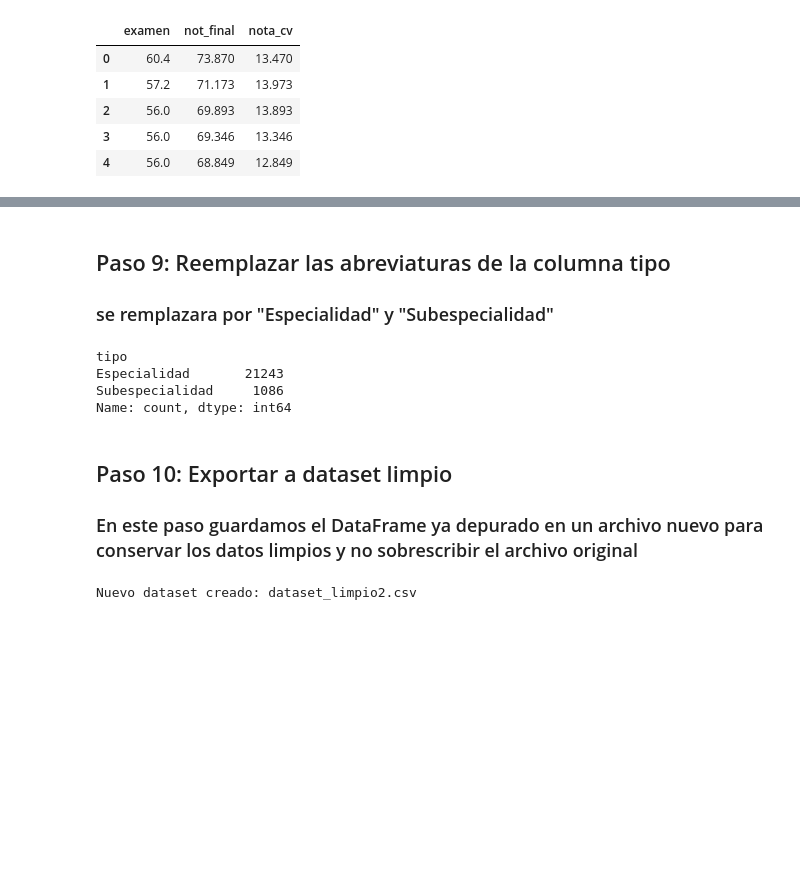
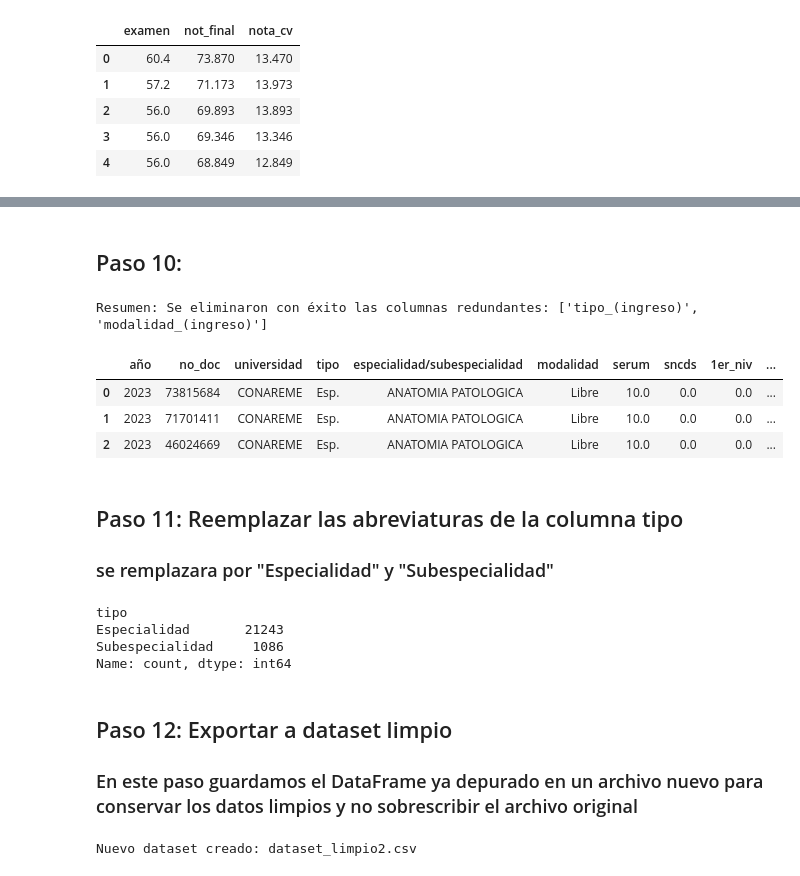
Before and after one commit to MartinTrillo22/FinalCienciaDatos, a Jupyter notebook: LimpiezaFinal.ipynb, the cells around one changed output, grey strips where cells are left out. Drawn from its saved outputs; the diff is of its cells as text; code cells hidden in the pictures; blank space fills up the shorter version.

Commit message:
nuevas actualizaciones en el archivo limpieza

```diff
--- a/LimpiezaFinal.ipynb
+++ b/LimpiezaFinal.ipynb
@@ -176,5 +253,23 @@ Verificación de la nueva variable 'nota_cv':
+# %% [markdown]
+## Paso 10:
+# %%
+# Eliminar las columnas redundantes del DataFrame principal
+if columnas_a_eliminar:
+    df.drop(columns=columnas_a_eliminar, inplace=True)
+    print(f"\nResumen: Se eliminaron con éxito las columnas redundantes: {columnas_a_eliminar}")
+else:
+    print("\nResumen: No se eliminó ninguna columna porque todas presentan diferencias útiles.")
+
+# Visualizar cómo quedó el dataset después de esta limpieza avanzada
+display(df.head(3))
+# %% [output]
+Resumen: Se eliminaron con éxito las columnas redundantes: ['tipo_(ingreso)', 'modalidad_(ingreso)']
+|  | año | no_doc | universidad | tipo | especialidad/subespecialidad | modalidad | serum | sncds | 1er_niv | ... |
+| 0 | 2023 | 73815684 | CONAREME | Esp. | ANATOMIA PATOLOGICA | Libre | 10.0 | 0.0 | 0.0 | ... |
+| 1 | 2023 | 71701411 | CONAREME | Esp. | ANATOMIA PATOLOGICA | Libre | 10.0 | 0.0 | 0.0 | ... |
+| 2 | 2023 | 46024669 | CONAREME | Esp. | ANATOMIA PATOLOGICA | Libre | 10.0 | 0.0 | 0.0 | ... |
 # %% [markdown]
-## Paso 9: Reemplazar las abreviaturas de la columna tipo
+## Paso 11: Reemplazar las abreviaturas de la columna tipo
 
 ### se remplazara por "Especialidad" y "Subespecialidad"
 # %%
@@ -192,7 +287,7 @@ Especialidad       21243
 Subespecialidad     1086
 Name: count, dtype: int64
 # %% [markdown]
-## Paso 10: Exportar a dataset limpio
+## Paso 12: Exportar a dataset limpio
 
 ### En este paso guardamos el DataFrame ya depurado en un archivo nuevo para conservar los datos limpios y no sobrescribir el archivo original
 # %%
```
Also changed, not shown: parts of 2 cells of this notebook, 1 other file.
